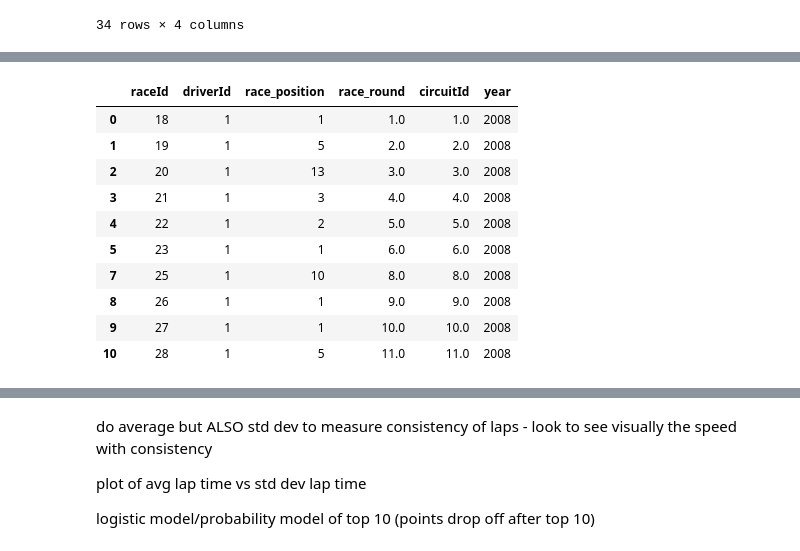
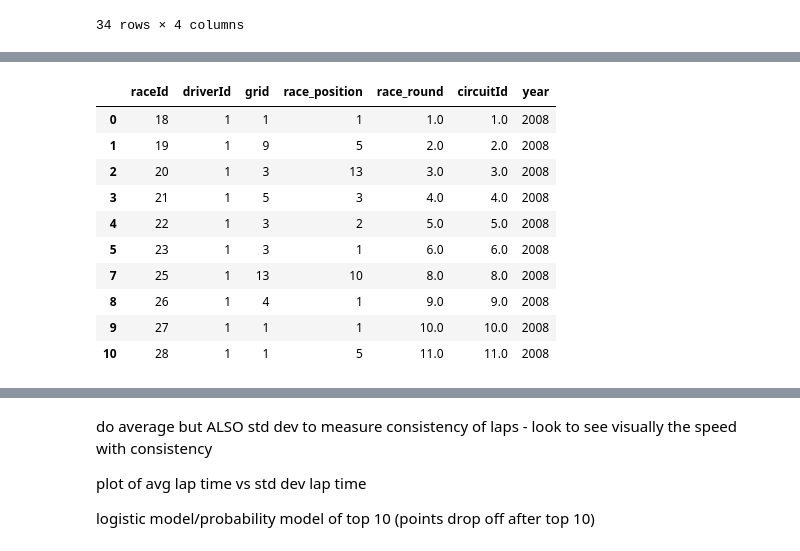
Before and after one commit to mclellanw00/capstone, a Jupyter notebook: F1Data.ipynb, the cells around one changed output, grey strips where cells are left out. Saved outputs shown, nothing was run; the diff lists cells and outputs as text; code cells hidden in the pictures.

```diff
--- a/F1Data.ipynb
+++ b/F1Data.ipynb
@@ -343,7 +359,7 @@ drivers_results_cols.head(8)
 8 rows × 32 columns
 # %%
 drivers_results_cleaning = (drivers_results_cols
-            >> drop(X.position_y, X.position_x, X.positionOrder, X['rank'], X['number'], X['grid'], X.resultId, X.driverStandingsId, X.milliseconds)
+            >> drop(X.position_y, X.position_x, X.positionOrder, X['rank'], X['number'], X.resultId, X.driverStandingsId, X.milliseconds)
 )
 drivers_results_cleaning.head(10)
 # %% [output]
@@ -574,20 +597,20 @@ investigate.head(10)
 # %%
 positionselect = (topdriver_select
-            >> select(X.raceId, X.driverId, X.race_position, X.race_round, X.circuitId, X.year)
+            >> select(X.raceId, X.driverId, X.grid, X.race_position, X.race_round, X.circuitId, X.year)
             >> filter_by(text_filter(X.race_position, '[^A-Z]', regex=True))
             >> mutate(race_position = X.race_position.astype(int))
             >> mutate(raceId = X.raceId.astype(str).apply(remove_decimal))
 )
 positionselect.head(10)
 # %% [output]
-|  | raceId | driverId | race_position | race_round | circuitId | year |
-| 0 | 18 | 1 | 1 | 1.0 | 1.0 | 2008 |
-| 1 | 19 | 1 | 5 | 2.0 | 2.0 | 2008 |
-| 2 | 20 | 1 | 13 | 3.0 | 3.0 | 2008 |
-| 3 | 21 | 1 | 3 | 4.0 | 4.0 | 2008 |
-| 4 | 22 | 1 | 2 | 5.0 | 5.0 | 2008 |
-| 5 | 23 | 1 | 1 | 6.0 | 6.0 | 2008 |
-| 7 | 25 | 1 | 10 | 8.0 | 8.0 | 2008 |
-| 8 | 26 | 1 | 1 | 9.0 | 9.0 | 2008 |
-| 9 | 27 | 1 | 1 | 10.0 | 10.0 | 2008 |
-| 10 | 28 | 1 | 5 | 11.0 | 11.0 | 2008 |
+|  | raceId | driverId | grid | race_position | race_round | circuitId | year |
+| 0 | 18 | 1 | 1 | 1 | 1.0 | 1.0 | 2008 |
+| 1 | 19 | 1 | 9 | 5 | 2.0 | 2.0 | 2008 |
+| 2 | 20 | 1 | 3 | 13 | 3.0 | 3.0 | 2008 |
+| 3 | 21 | 1 | 5 | 3 | 4.0 | 4.0 | 2008 |
+| 4 | 22 | 1 | 3 | 2 | 5.0 | 5.0 | 2008 |
+| 5 | 23 | 1 | 3 | 1 | 6.0 | 6.0 | 2008 |
+| 7 | 25 | 1 | 13 | 10 | 8.0 | 8.0 | 2008 |
+| 8 | 26 | 1 | 4 | 1 | 9.0 | 9.0 | 2008 |
+| 9 | 27 | 1 | 1 | 1 | 10.0 | 10.0 | 2008 |
+| 10 | 28 | 1 | 1 | 5 | 11.0 | 11.0 | 2008 |
```
Also changed, not shown: parts of 41 cells of this notebook.
